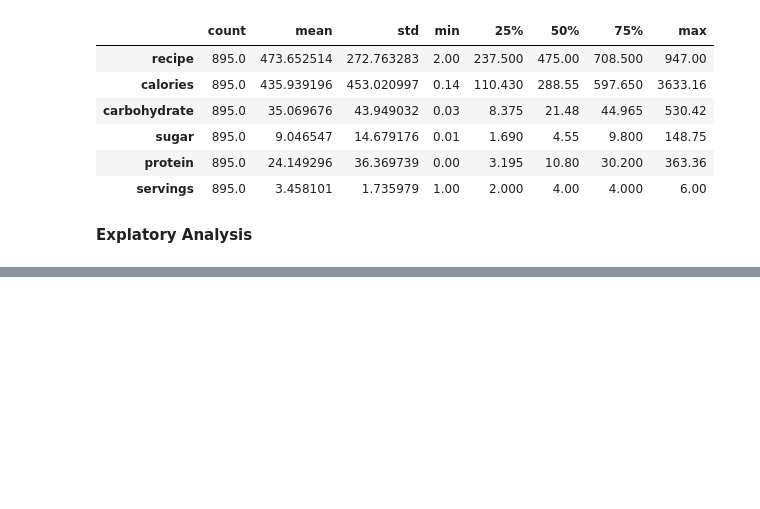
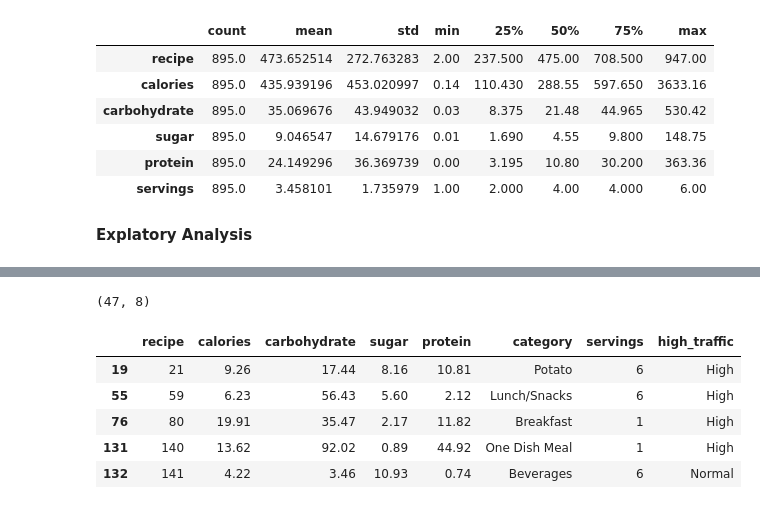
Before and after one commit to kntvrl/predicting_high_traffic_recipes_project, a Jupyter notebook: recipe.ipynb, the cells around one changed output, grey strips where cells are left out. Drawn from its saved outputs; the diff is of its cells as text; code cells hidden in the pictures; blank space fills up the shorter version.

```diff
--- a/recipe.ipynb
+++ b/recipe.ipynb
@@ -354,0 +499,3 @@ df.describe().T
+# %%
+low_limit, up_limit = outlier_thresholds(df,"protein")
+df[(df["protein"] < low_limit) | (df["protein"] > up_limit)].shape
@@ -354,0 +529,5 @@ df.describe().T
+# %%
+low_limit, up_limit = outlier_thresholds(df,"calories")
+df[(df["calories"] < low_limit) | (df["calories"] > up_limit)].shape
+# %% [output]
+(47, 8)
@@ -354,0 +537,10 @@ df.describe().T
+# %%
+# inconsistent low calorie values
+df[(df["calories"] < 20)].head()
+# %% [output]
+|  | recipe | calories | carbohydrate | sugar | protein | category | servings | high_traffic |
+| 19 | 21 | 9.26 | 17.44 | 8.16 | 10.81 | Potato | 6 | High |
+| 55 | 59 | 6.23 | 56.43 | 5.60 | 2.12 | Lunch/Snacks | 6 | High |
+| 76 | 80 | 19.91 | 35.47 | 2.17 | 11.82 | Breakfast | 1 | High |
+| 131 | 140 | 13.62 | 92.02 | 0.89 | 44.92 | One Dish Meal | 1 | High |
+| 132 | 141 | 4.22 | 3.46 | 10.93 | 0.74 | Beverages | 6 | Normal |
```
Also changed, not shown: parts of 37 cells of this notebook, 1 other file.
